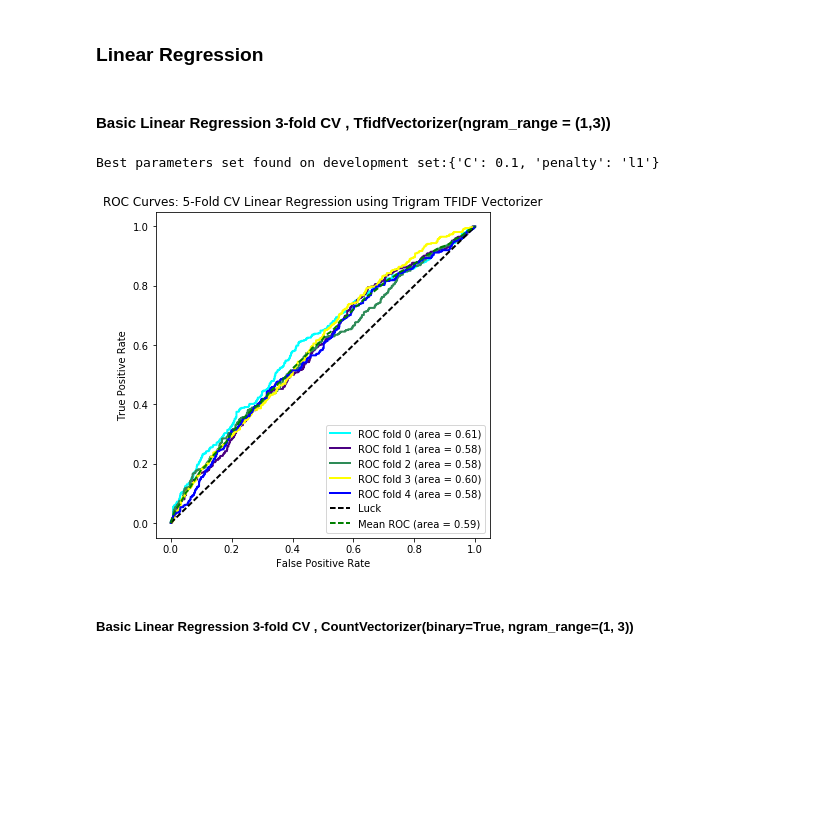
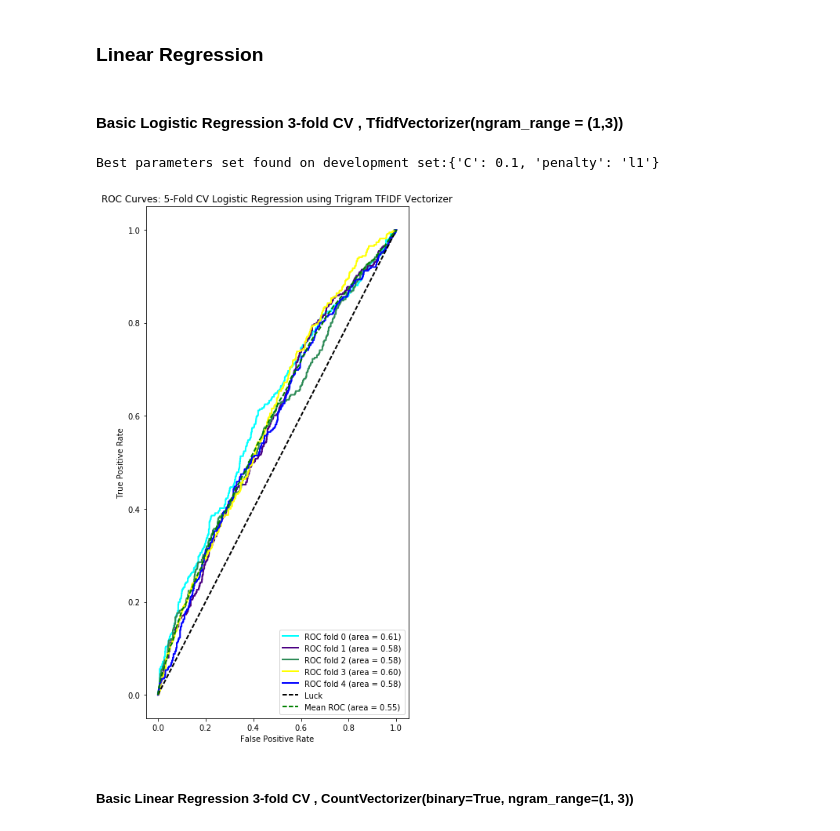
Before and after one commit to ms682/DataScience, a Jupyter notebook: yelp-toronto-dataset.ipynb, the cells around one changed output. Drawn from its saved outputs; the diff is of its cells as text; code cells hidden in the pictures; blank space fills up the shorter version.

```diff
--- a/yelp-toronto-dataset.ipynb
+++ b/yelp-toronto-dataset.ipynb
@@ -357,7 +356,7 @@ from sklearn.metrics import roc_curve, auc
 from itertools import cycle
 from sklearn.model_selection import StratifiedKFold
 # %% [markdown]
-#### Basic Linear Regression 3-fold CV , TfidfVectorizer(ngram_range = (1,3))
+#### Basic Logistic Regression 3-fold CV , TfidfVectorizer(ngram_range = (1,3))
 # %%
 #vectorize using trigram tfidf vectorizer and 3-gram features
 X1 = scipy.sparse.hstack((bigram_vectorizer.fit_transform(df_test.review_text), X_ntext.values),format='csr')
@@ -390,35 +389,36 @@ i = 0
 for (train, test), color in zip(cv.split(X1, Y1), colors):
     probas_ = classifier.fit(X1[train], Y1[train]).predict_proba(X1[test])
     # Compute ROC curve and area the curve
     fpr, tpr, thresholds = roc_curve(Y1[test], probas_[:, 1])
     mean_tpr += interp(mean_fpr, fpr, tpr)
     mean_tpr[0] = 0.0
     roc_auc = auc(fpr, tpr)
     plt.plot(fpr, tpr, lw=lw, color=color,
              label='ROC fold %d (area = %0.2f)' % (i, roc_auc))
 
     i += 1
 plt.plot([0, 1], [0, 1], linestyle='--', lw=lw, color='k',
          label='Luck')
 
 mean_tpr /= cv.get_n_splits(X1, Y1)
 mean_tpr[-1] = 1.0
 mean_aucl = auc(mean_fpr, mean_tpr)
-plt.rcParams['figure.figsize'] = 6, 6
+
+#plt.rcParams['figure.figsize'] = 6, 6
 plt.plot(mean_fpr, mean_tpr, color='g', linestyle='--',
          label='Mean ROC (area = %0.2f)' % mean_auc, lw=lw)
 
 plt.xlim([-0.05, 1.05])
 plt.ylim([-0.05, 1.05])
 plt.xlabel('False Positive Rate')
 plt.ylabel('True Positive Rate')
 plt.title('ROC Curves: 5-Fold CV Logistic Regression using Trigram TFIDF Vectorizer')
 plt.legend(loc="lower right")
 plt.show()
 #  print ("Average AUC using 5-fold CV and optimized parameters on test data with TFIDF Vectorizer = %.3f" %
 #         np.mean(cross_val_score(lr_cv, X_test1, Y_test1, scoring="roc_auc", cv=5)))
 # %% [output]
-[figure, old version]
+[figure, new version]
 # %% [markdown]
 ##### Basic Linear Regression 3-fold CV , CountVectorizer(binary=True, ngram_range=(1, 3))
 # %%
```
Also changed, not shown: parts of 4 cells of this notebook.
